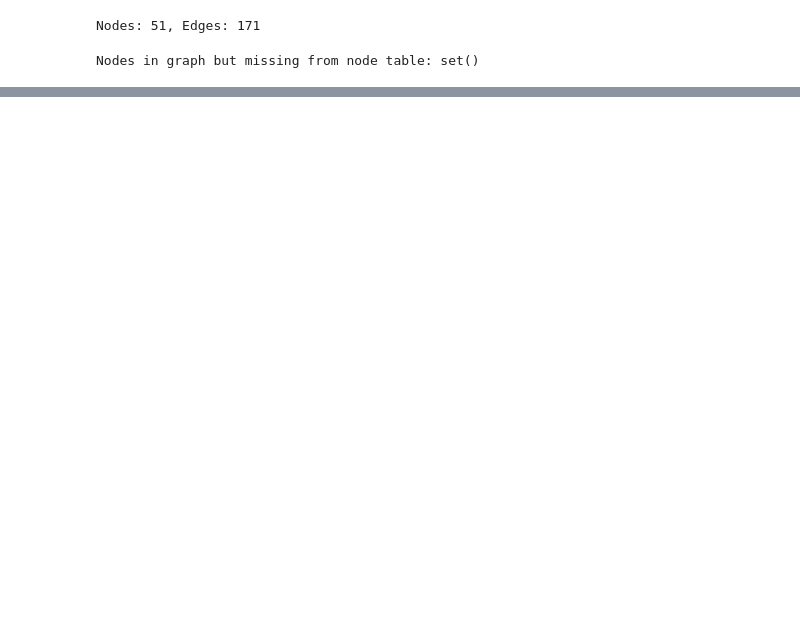
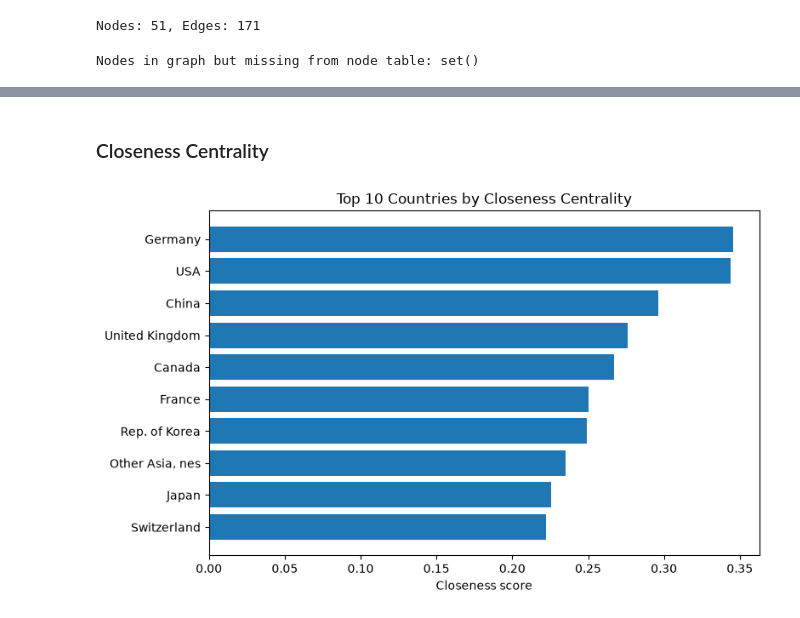
Before and after one commit to jandersen12/supply-chain-mapping-hys, a Jupyter notebook: notebooks/eda.ipynb, the cells around one changed output, grey strips where cells are left out. Cells and saved outputs as stored; diff of their text form; code cells hidden in the pictures; blank space fills up the shorter version.

```diff
--- a/notebooks/eda.ipynb
+++ b/notebooks/eda.ipynb
@@ -172,0 +311,16 @@ gallium_network.html
+# %% [markdown]
+### Closeness Centrality
+# %%
+# Closeness centrality - how easily can a node be reached by other nodes
+closeness = nx.closeness_centrality(graph)
+closeness_df = pd.DataFrame(closeness.items(), columns=["country", "closeness"]).sort_values("closeness", ascending=False)
+
+fig, ax = plt.subplots(figsize=(8, 5))
+top10 = closeness_df.head(10)
+ax.barh(top10["country"][::-1], top10["closeness"][::-1])
+ax.set_title("Top 10 Countries by Closeness Centrality")
+ax.set_xlabel("Closeness score")
+plt.tight_layout()
+plt.show()
+# %% [output]
+[figure, added]
```
Also changed, not shown: parts of 22 cells of this notebook, 1 other file.
